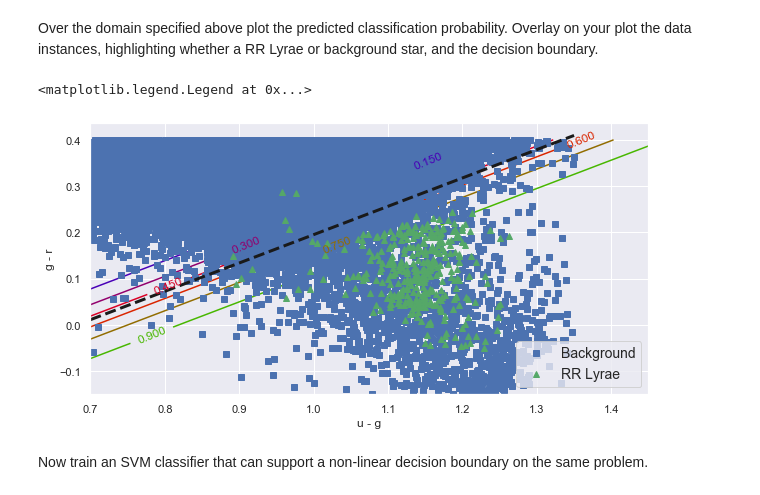
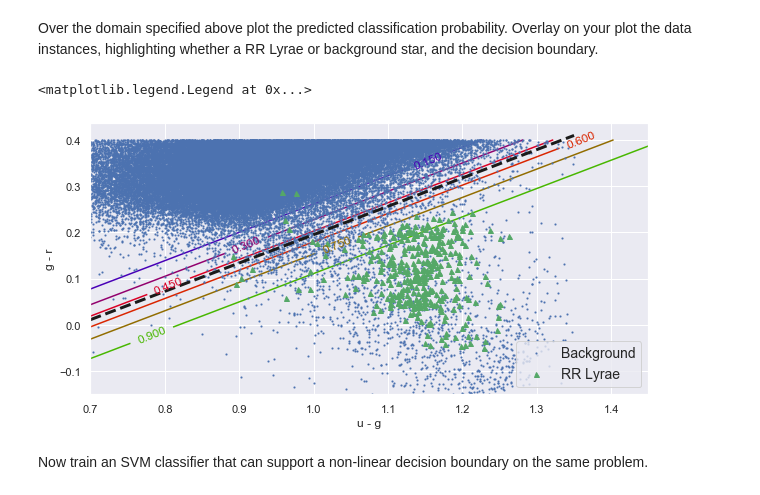
Before and after one commit to nishalad95/Machine_Learning_Big_Data, a Jupyter notebook: spce0038_coursework_NishaLad.ipynb, the cells around one changed output. Drawn from its saved outputs; the diff is of its cells as text; code cells hidden in the pictures.

Commit message:
changing marker size on svm plot

```diff
--- a/spce0038_coursework_NishaLad.ipynb
+++ b/spce0038_coursework_NishaLad.ipynb
@@ -1070,27 +1070,27 @@ Over the domain specified above plot the predicted classification probability.
 # %%
 # YOUR CODE HERE
 X_new = np.c_[xx.ravel(), yy.ravel()]
 y_proba_clf_2d_logistic = clf_2d_logistic.predict_proba(X_new)
 
 plt.figure(figsize=(10, 5))
-plt.plot(X_train_2d[y_train==0, 0], X_train_2d[y_train==0, 1], "bs", label="Background")
-plt.plot(X_train_2d[y_train==1, 0], X_train_2d[y_train==1, 1], "g^", label="RR Lyrae")
+plt.plot(X_train_2d[y_train==0, 0], X_train_2d[y_train==0, 1], "bs", label="Background", markersize=1)
+plt.plot(X_train_2d[y_train==1, 0], X_train_2d[y_train==1, 1], "g^", label="RR Lyrae", markersize=5)
 
 zz = y_proba_clf_2d_logistic[:, 1].reshape(xx.shape)
 contour = plt.contour(xx, yy, zz, cmap=plt.cm.brg)
 
 # Solve theta^T x = 0 to determine boundary
 left_right = np.array([xlim[0], 1.35])
 boundary = -(clf_2d_logistic.coef_[0][0] * left_right + clf_2d_logistic.intercept_[0]) / clf_2d_logistic.coef_[0][1]
 
 plt.clabel(contour, inline=1, fontsize=12)
 plt.plot(left_right, boundary, "k--", linewidth=3)
 plt.xlabel("u - g")
 plt.ylabel("g - r")
 plt.legend(loc="lower right", fontsize=14)
 # %% [output]
 <matplotlib.legend.Legend at 0x...>
-[figure, old version]
+[figure, new version]
 # %% [markdown]
 Now train an SVM classifier that can support a non-linear decision boundary on the same problem.
 # %%
```
Also changed, not shown: parts of 1 cell of this notebook.
